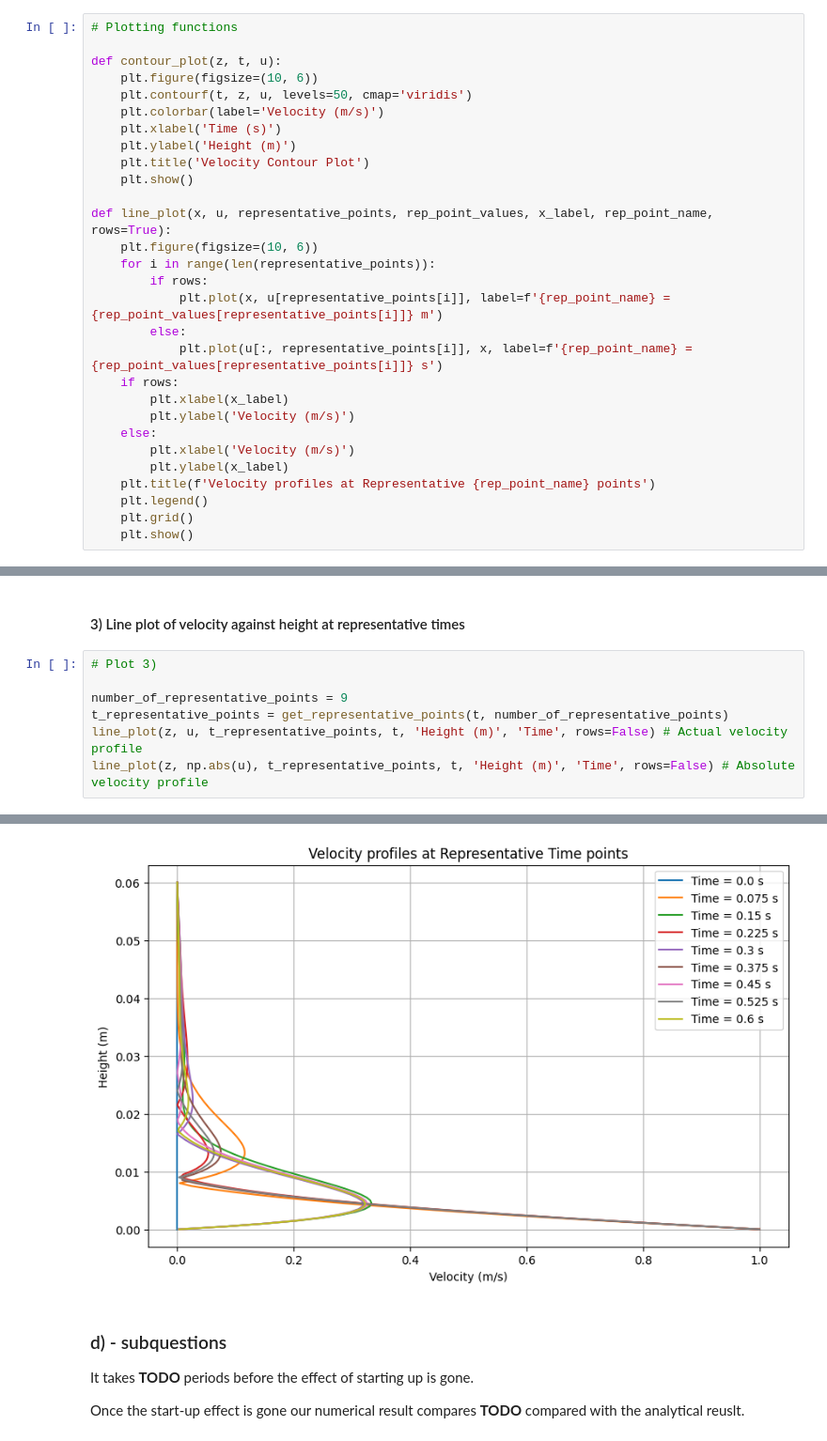
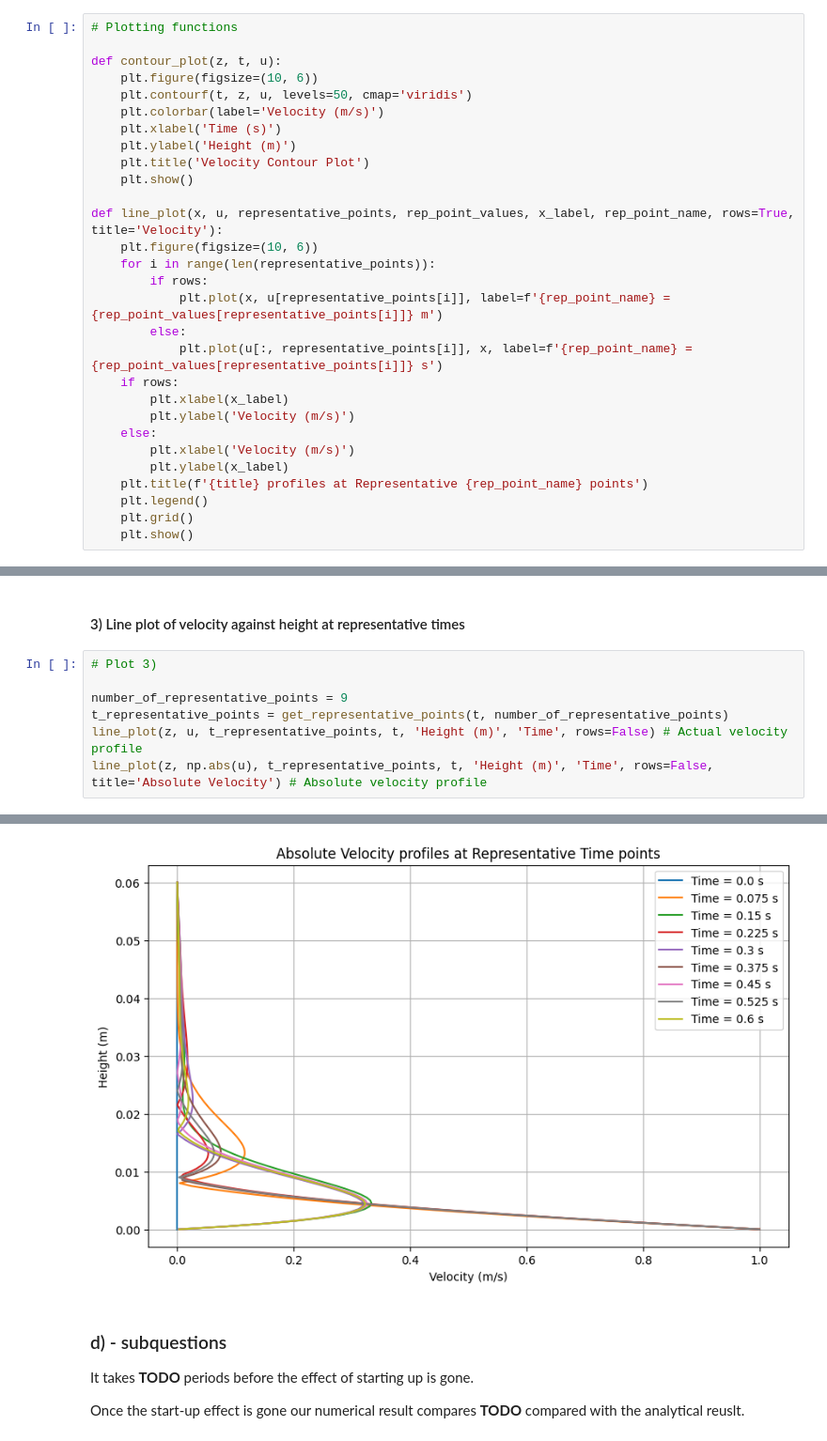
Before and after one commit to HiperLoop/Fluid-dynamics, a Jupyter notebook: Project 2/src/Project2_Group8_computationalpart.ipynb, the cells around one changed output, grey strips where cells are left out. Shown at 94% size. Saved outputs shown, nothing was run; the diff lists cells and outputs as text.

Commit message:
added editable title beginning to line plots

```diff
--- a/Project 2/src/Project2_Group8_computationalpart.ipynb
+++ b/Project 2/src/Project2_Group8_computationalpart.ipynb
@@ -77,7 +77,7 @@ def contour_plot(z, t, u):
     plt.title('Velocity Contour Plot')
     plt.show()
 
-def line_plot(x, u, representative_points, rep_point_values, x_label, rep_point_name, rows=True):
+def line_plot(x, u, representative_points, rep_point_values, x_label, rep_point_name, rows=True, title='Velocity'):
     plt.figure(figsize=(10, 6))
     for i in range(len(representative_points)):
         if rows:
@@ -90,7 +90,7 @@ def line_plot(x, u, representative_points, rep_point_values, x_label, rep_point_
     else:
         plt.xlabel('Velocity (m/s)')
         plt.ylabel(x_label)
-    plt.title(f'Velocity profiles at Representative {rep_point_name} points')
+    plt.title(f'{title} profiles at Representative {rep_point_name} points')
     plt.legend()
     plt.grid()
     plt.show()
@@ -158,13 +158,13 @@ line_plot(t, u, z_representative_points, z, 'Time (s)', 'Height')
 # %%
 # Plot 3)
 
 number_of_representative_points = 9
 t_representative_points = get_representative_points(t, number_of_representative_points)
 line_plot(z, u, t_representative_points, t, 'Height (m)', 'Time', rows=False) # Actual velocity profile
-line_plot(z, np.abs(u), t_representative_points, t, 'Height (m)', 'Time', rows=False) # Absolute velocity profile
+line_plot(z, np.abs(u), t_representative_points, t, 'Height (m)', 'Time', rows=False, title='Absolute Velocity') # Absolute velocity profile
 # %% [output]
 [figure]
-[figure, old version]
+[figure, new version]
 # %% [markdown]
 ### d) - subquestions
 
```
Also changed, not shown: parts of 1 cell of this notebook.
